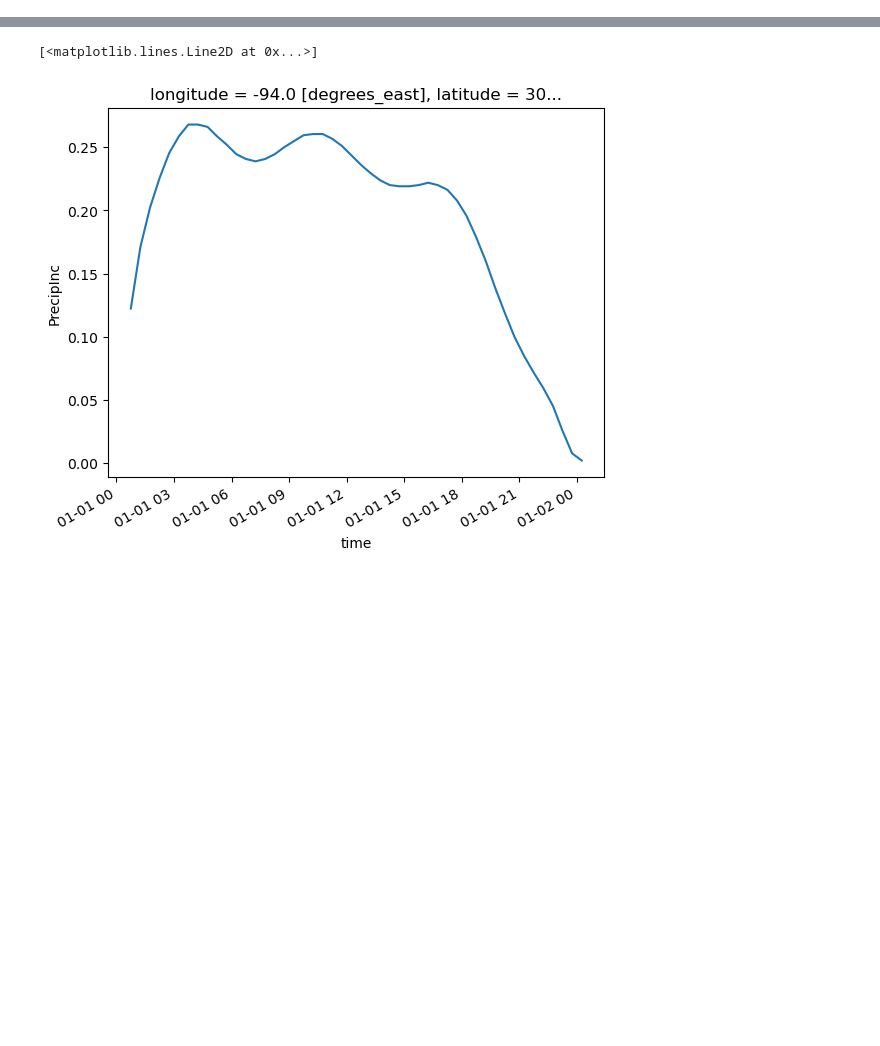
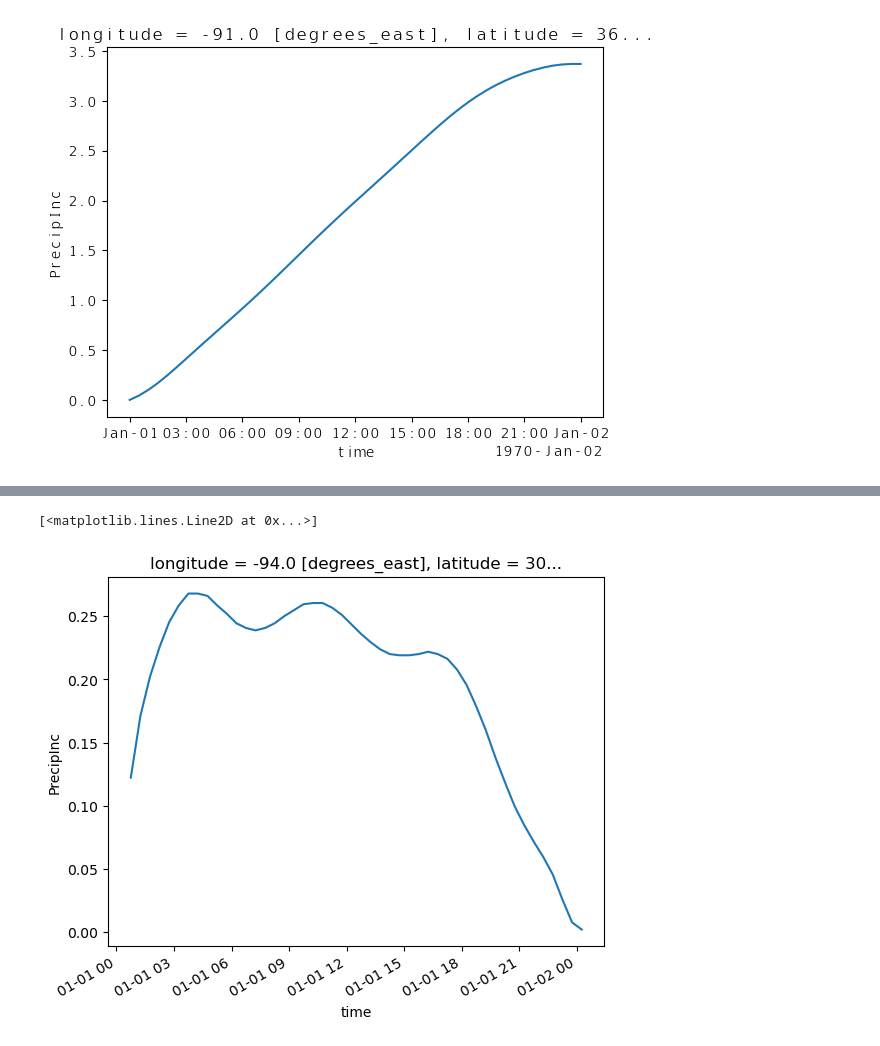
Before and after one commit to mylesmc123/Atlas14_temporal_distribution, a Jupyter notebook: qaqc.ipynb, the cells around one changed output, grey strips where cells are left out. Cells and saved outputs as stored; diff of their text form; code cells hidden in the pictures; blank space fills up the shorter version.

```diff
--- a/qaqc.ipynb
+++ b/qaqc.ipynb
@@ -5,0 +7,5 @@ ds.close()
+# %%
+with xr.open_dataset(r'output\I57_\nc\Atlas14_I57_1yr_24hDistribution_50PercentOccurence_ALL.nc', engine='netcdf4') as ds:
+    ds['PrecipInc'].sel(latitude=36.2, longitude=-91, method='nearest').cumsum().plot()
+# %% [output]
+[figure, added]
```
Also changed, not shown: parts of 8 cells of this notebook, 5 other files.
